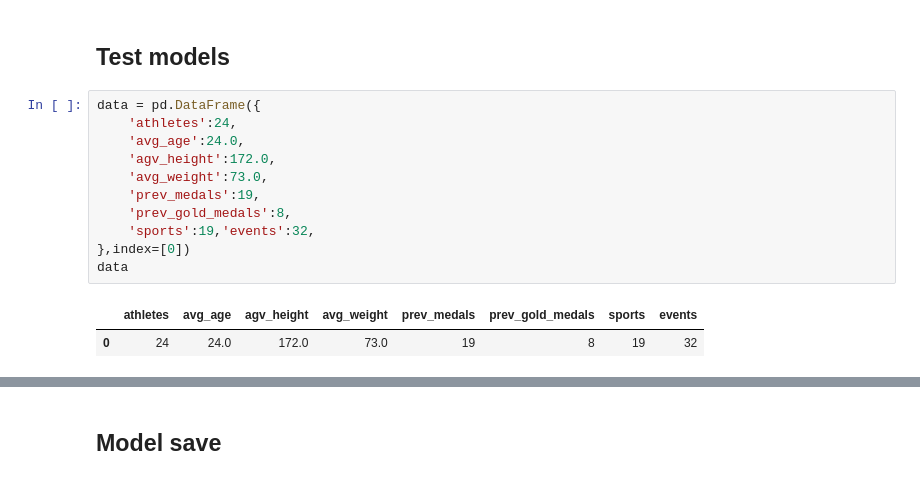
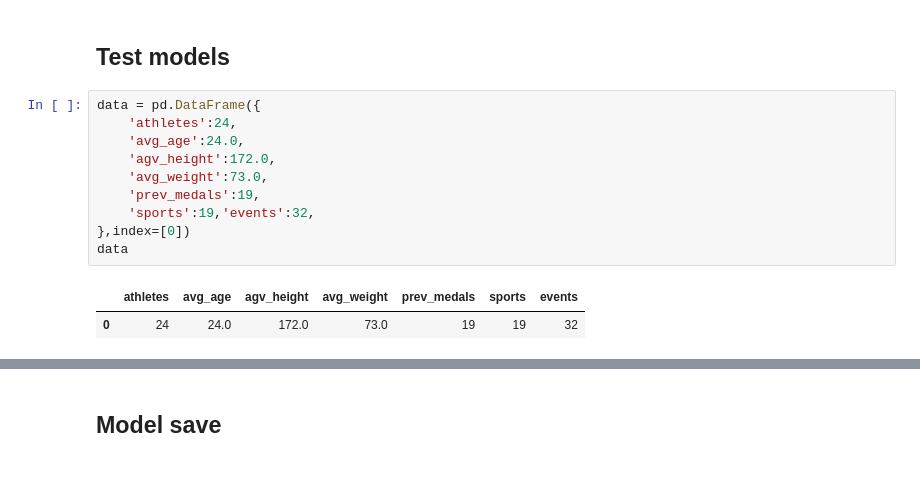
Before and after one commit to marshaale/olympic_medals_prediction, a Jupyter notebook: notebooks/classification.ipynb, the cells around one changed output, grey strips where cells are left out. Drawn from its saved outputs; the diff is of its cells as text.

```diff
--- a/notebooks/classification.ipynb
+++ b/notebooks/classification.ipynb
@@ -392,17 +392,16 @@ Index(['athletes', 'avg_age', 'agv_height', 'avg_weight', 'prev_medals',
 # %%
 data = pd.DataFrame({
     'athletes':24,
     'avg_age':24.0,
     'agv_height':172.0,
     'avg_weight':73.0,
     'prev_medals':19,
-    'prev_gold_medals':8,
     'sports':19,'events':32,
 },index=[0])
 data
 # %% [output]
-|  | athletes | avg_age | agv_height | avg_weight | prev_medals | prev_gold_medals | sports | events |
-| 0 | 24 | 24.0 | 172.0 | 73.0 | 19 | 8 | 19 | 32 |
+|  | athletes | avg_age | agv_height | avg_weight | prev_medals | sports | events |
+| 0 | 24 | 24.0 | 172.0 | 73.0 | 19 | 19 | 32 |
 # %%
 xgb.feature_names_in_
 # %% [output]
```
Also changed, not shown: parts of 16 cells of this notebook, 2 other files.
